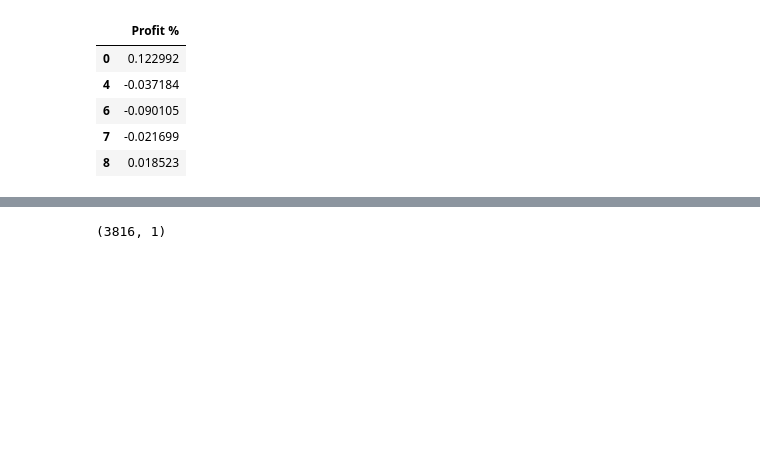
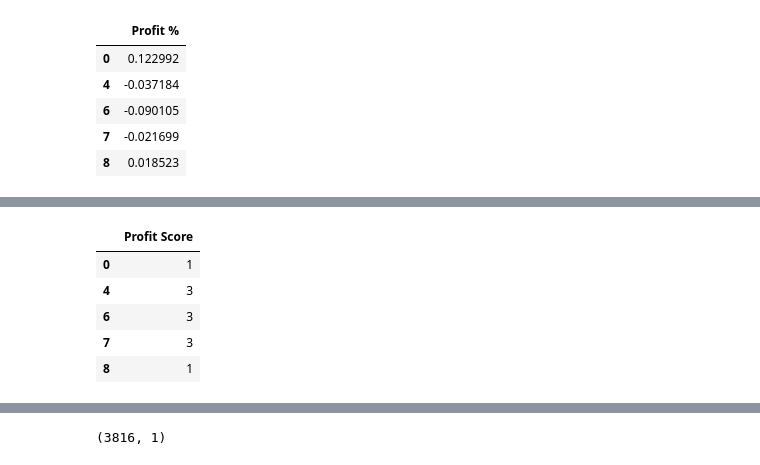
Before and after one commit to rodgerskent/profitableHospital-project, a Jupyter notebook: one.ipynb, the cells around one changed output, grey strips where cells are left out. Saved outputs shown, nothing was run; the diff lists cells and outputs as text; code cells hidden in the pictures; blank space fills up the shorter version.

```diff
--- a/one.ipynb
+++ b/one.ipynb
@@ -204,0 +224,11 @@ y.head()
+# %%
+# Identify the outcome column/data
+yy = mainFile4[['Profit Score']]
+yy.head()
+# %% [output]
+|  | Profit Score |
+| 0 | 1 |
+| 4 | 3 |
+| 6 | 3 |
+| 7 | 3 |
+| 8 | 1 |
```
Also changed, not shown: parts of 16 cells of this notebook.
